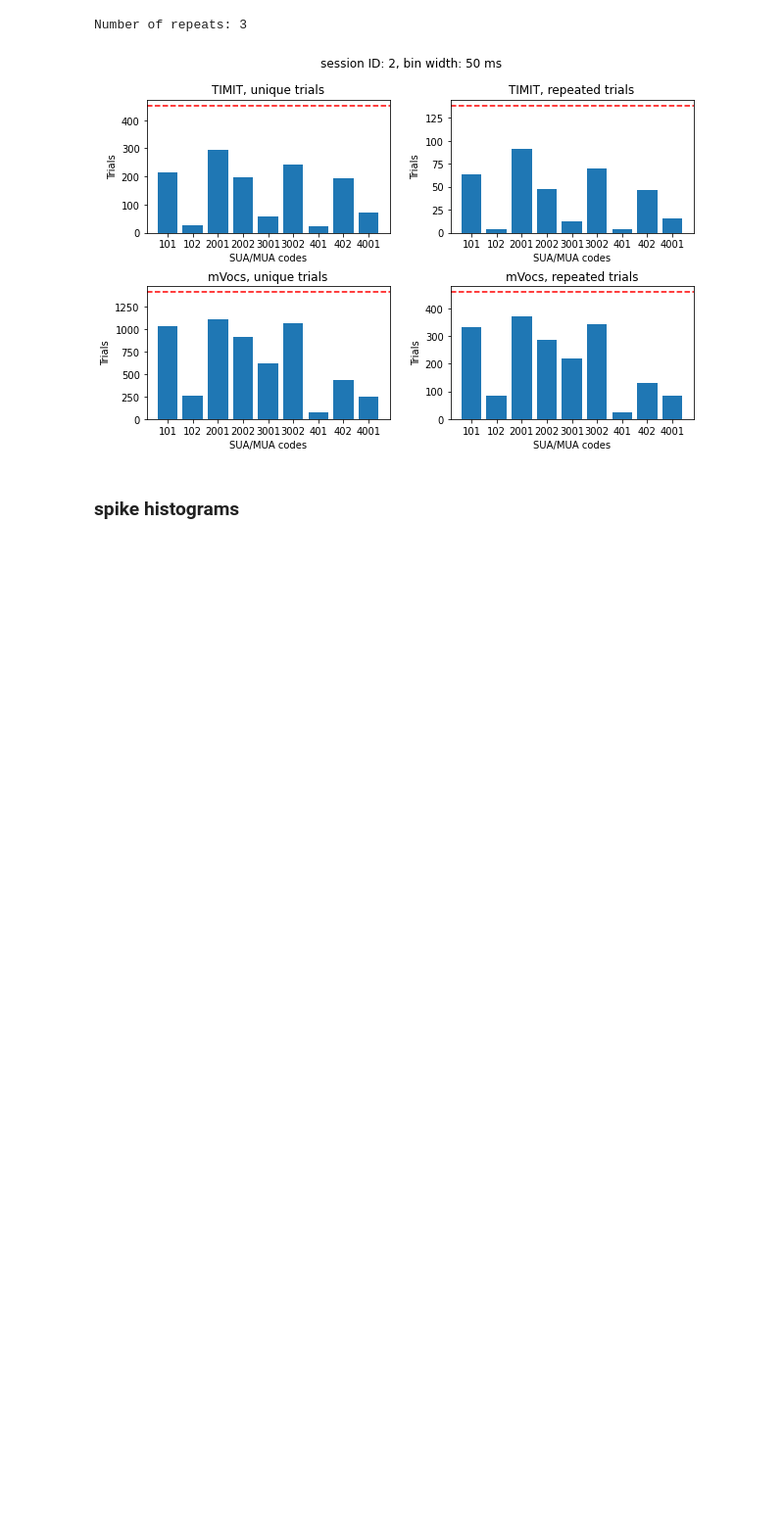
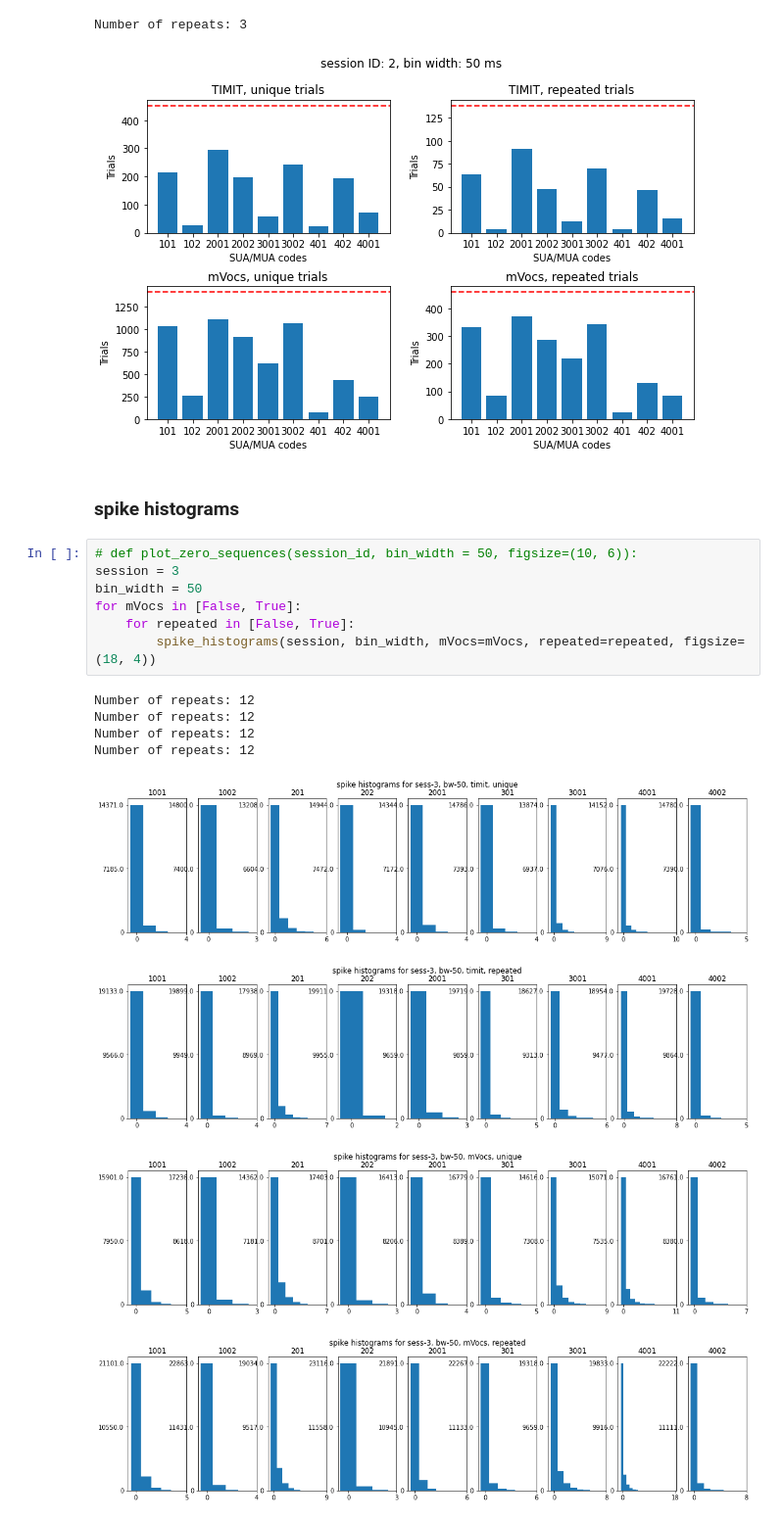
Before and after one commit to bilalhsp/Auditory_Cortex, a Jupyter notebook: notebooks/explore_ucdavis_dataset.ipynb, the cells around one changed output. Shown at 98% size. Drawn from its saved outputs; the diff is of its cells as text; blank space fills up the shorter version.

```diff
--- a/notebooks/explore_ucdavis_dataset.ipynb
+++ b/notebooks/explore_ucdavis_dataset.ipynb
@@ -100,3 +180,19 @@ Number of repeats: 3
 [figure]
 # %% [markdown]
 ### spike histograms
+# %%
+# def plot_zero_sequences(session_id, bin_width = 50, figsize=(10, 6)):
+session = 3
+bin_width = 50
+for mVocs in [False, True]:
+    for repeated in [False, True]:
+        spike_histograms(session, bin_width, mVocs=mVocs, repeated=repeated, figsize=(18, 4))
+# %% [output]
+Number of repeats: 12
+Number of repeats: 12
+Number of repeats: 12
+Number of repeats: 12
+[figure, added]
+[figure, added]
+[figure, added]
+[figure, added]
```
Also changed, not shown: parts of 11 cells of this notebook, 26 other files.
